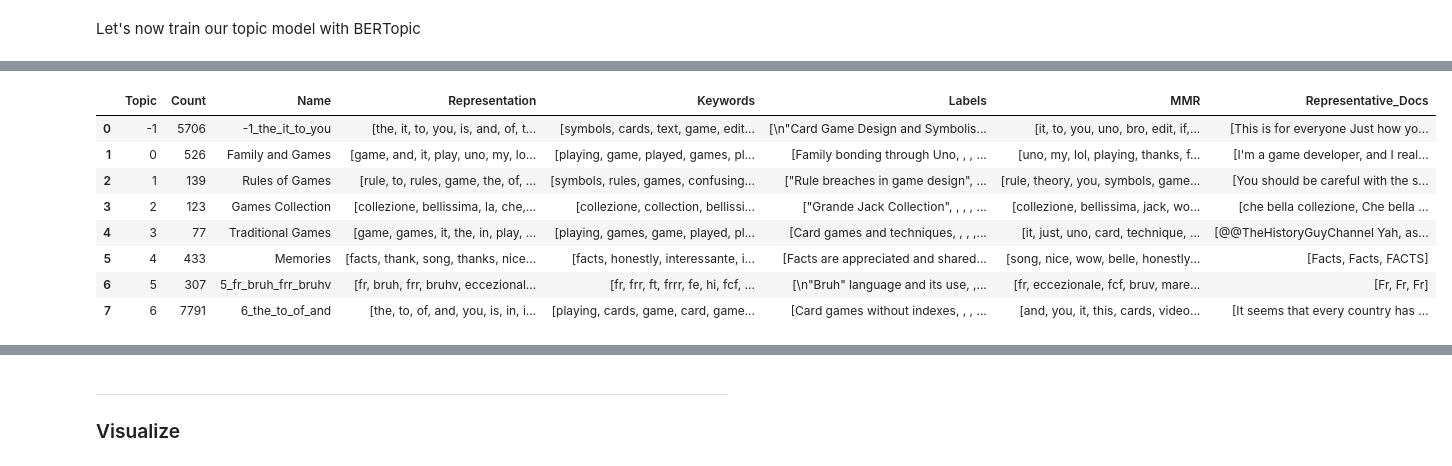
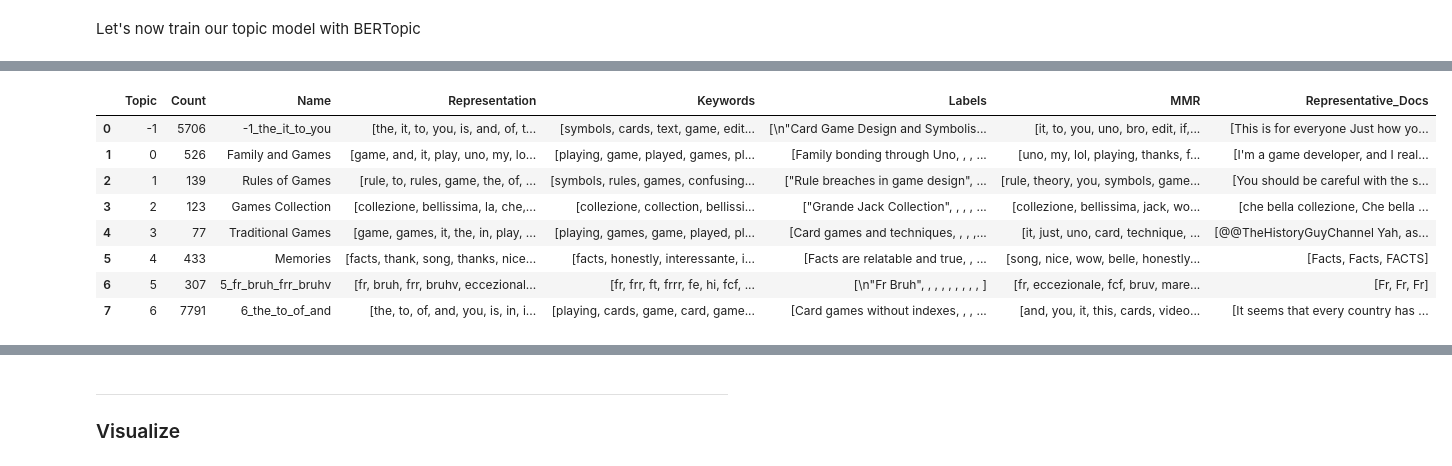
Before and after one commit to fre-denni/narreme_generative, a Jupyter notebook: nlp-narrative-analysis.ipynb, the cells around one changed output, grey strips where cells are left out. Cells and saved outputs as stored; diff of their text form; code cells hidden in the pictures.

```diff
--- a/nlp-narrative-analysis.ipynb
+++ b/nlp-narrative-analysis.ipynb
@@ -268,7 +266,7 @@ topic_model = BERTopic(
 
   language="multilingual",
   zeroshot_topic_list = candidate_topics,
-  zeroshot_min_similarity = 0.5,
+  zeroshot_min_similarity = 0.2,
   # Sub-models
   embedding_model=embedding_model,
   umap_model=umap_model,
@@ -307,5 +305,5 @@ freq.head(11)
-| 5 | 4 | 433 | Memories | [facts, thank, song, thanks, nice... | [facts, honestly, interessante, i... | [Facts are appreciated and shared... | [song, nice, wow, belle, honestly... | [Facts, Facts, FACTS] |
-| 6 | 5 | 307 | 5_fr_bruh_frr_bruhv | [fr, bruh, frr, bruhv, eccezional... | [fr, frr, ft, frrr, fe, hi, fcf, ... | [\n"Bruh" language and its use, ,... | [fr, eccezionale, fcf, bruv, mare... | [Fr, Fr, Fr] |
+| 5 | 4 | 433 | Memories | [facts, thank, song, thanks, nice... | [facts, honestly, interessante, i... | [Facts are relatable and true, , ... | [song, nice, wow, belle, honestly... | [Facts, Facts, FACTS] |
+| 6 | 5 | 307 | 5_fr_bruh_frr_bruhv | [fr, bruh, frr, bruhv, eccezional... | [fr, frr, ft, frrr, fe, hi, fcf, ... | [\n"Fr Bruh", , , , , , , , , ] | [fr, eccezionale, fcf, bruv, mare... | [Fr, Fr, Fr] |
 | 7 | 6 | 7791 | 6_the_to_of_and | [the, to, of, and, you, is, in, i... | [playing, cards, game, card, game... | [Card games without indexes, , , ... | [and, you, it, this, cards, video... | [It seems that every country has ... |
 # %%
 topic_model.get_topic(1, full=True)["Keywords"] #let's check some of the keywords of the second item in the list
```
Also changed, not shown: parts of 14 cells of this notebook.
